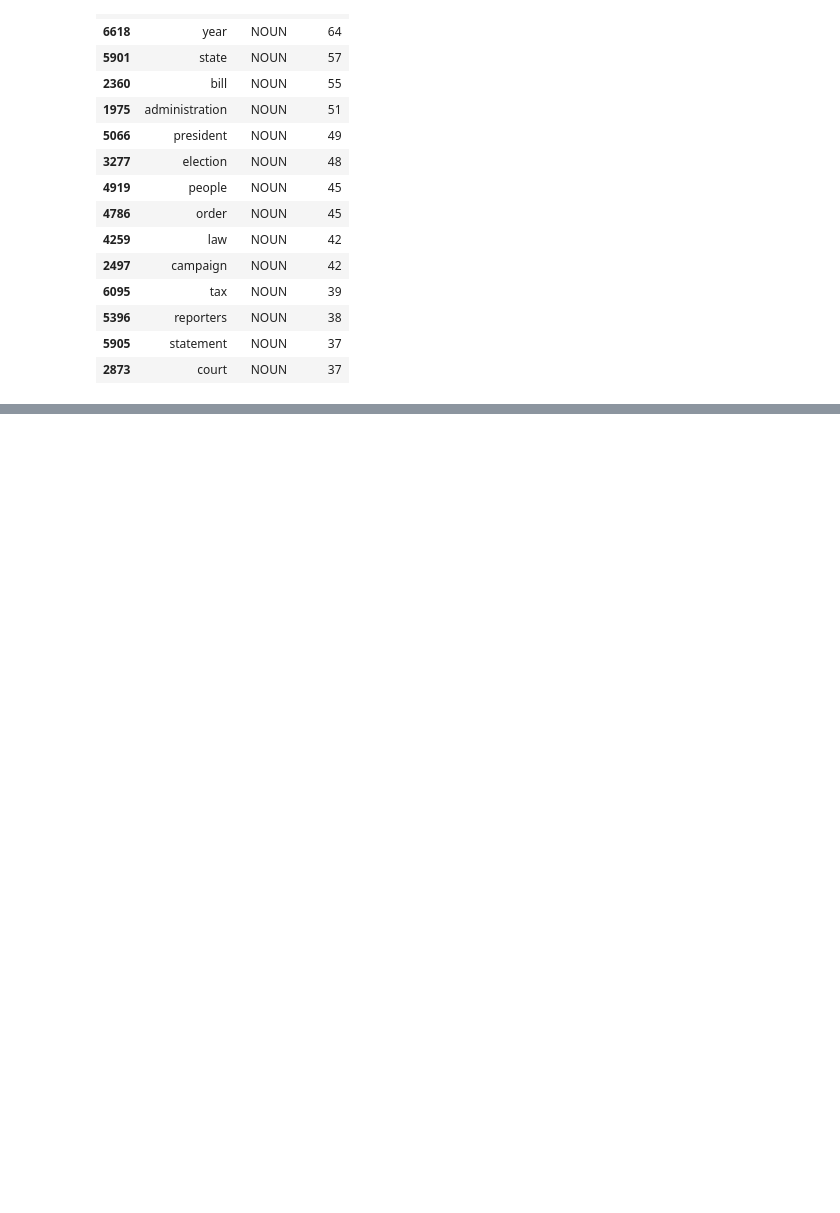
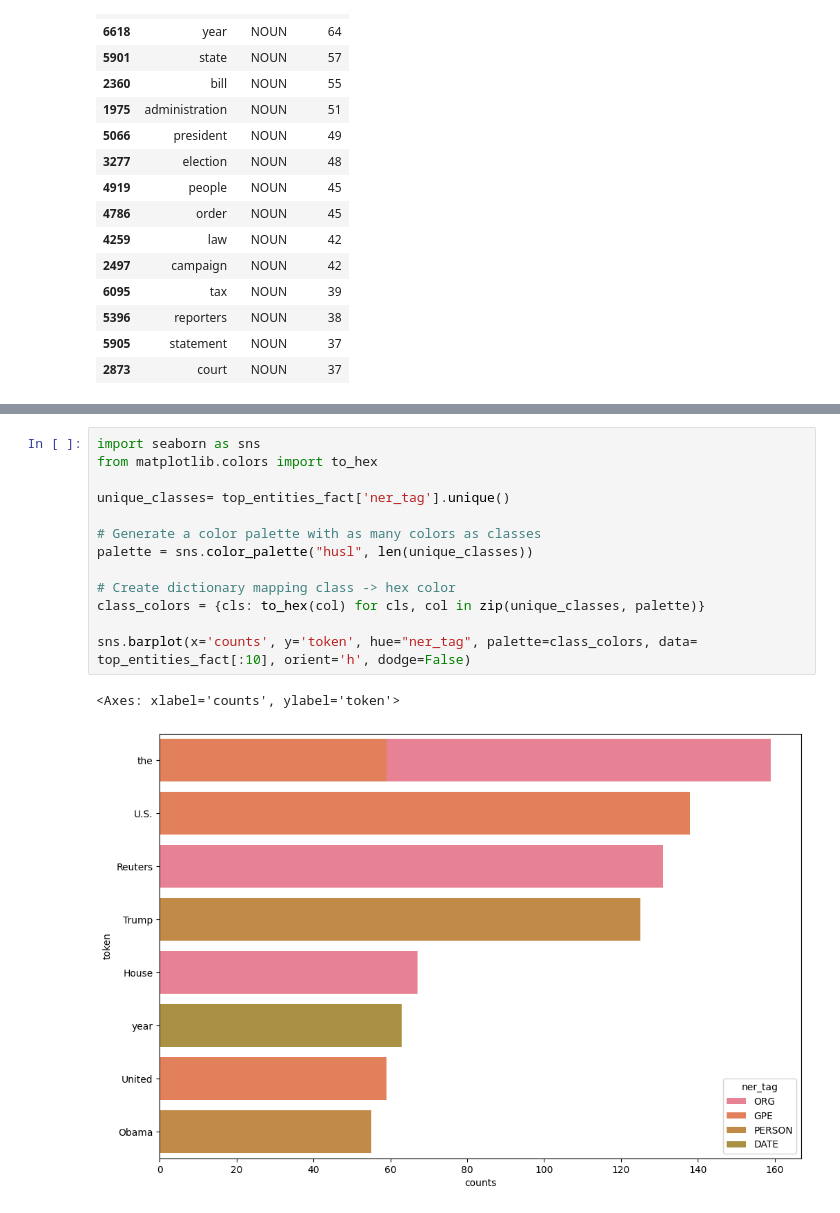
Before and after one commit to naven084k/MachineLearning, a Jupyter notebook: AI_Engineer/nlp_project/project.ipynb, the cells around one changed output, grey strips where cells are left out. Drawn from its saved outputs; the diff is of its cells as text; blank space fills up the shorter version.

```diff
--- a/AI_Engineer/nlp_project/project.ipynb
+++ b/AI_Engineer/nlp_project/project.ipynb
@@ -211,0 +231,16 @@ pos_counts_fact[pos_counts_fact.pos_tag == 'NOUN'][:15]
+# %%
+import seaborn as sns
+from matplotlib.colors import to_hex
+
+unique_classes= top_entities_fact['ner_tag'].unique()
+
+# Generate a color palette with as many colors as classes
+palette = sns.color_palette("husl", len(unique_classes))
+
+# Create dictionary mapping class -> hex color
+class_colors = {cls: to_hex(col) for cls, col in zip(unique_classes, palette)}
+
+sns.barplot(x='counts', y='token', hue="ner_tag", palette=class_colors, data= top_entities_fact[:10], orient='h', dodge=False)
+# %% [output]
+<Axes: xlabel='counts', ylabel='token'>
+[figure, added]
```
Also changed, not shown: parts of 29 cells of this notebook.
